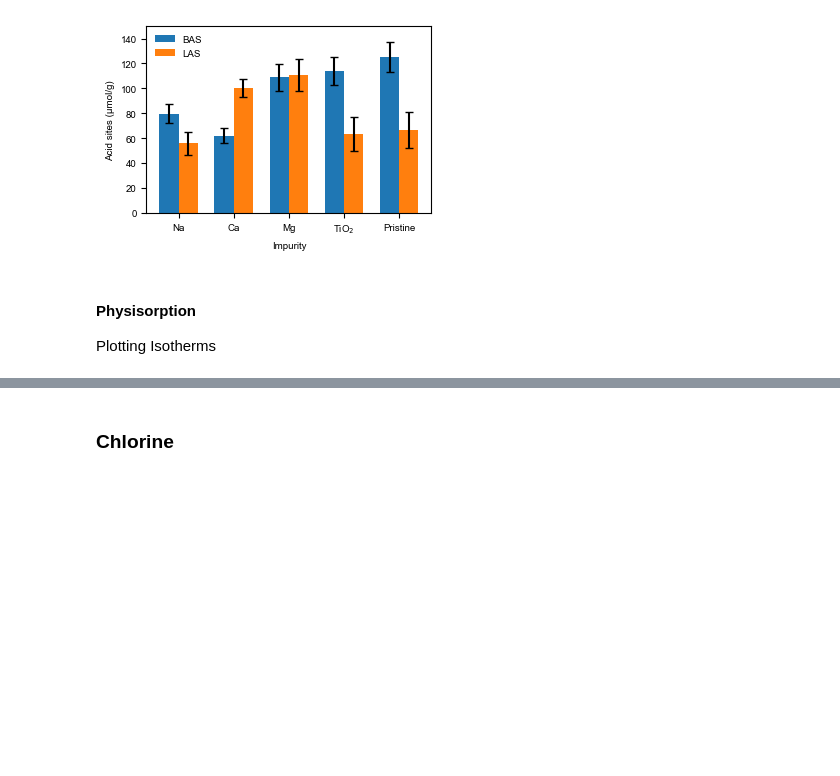
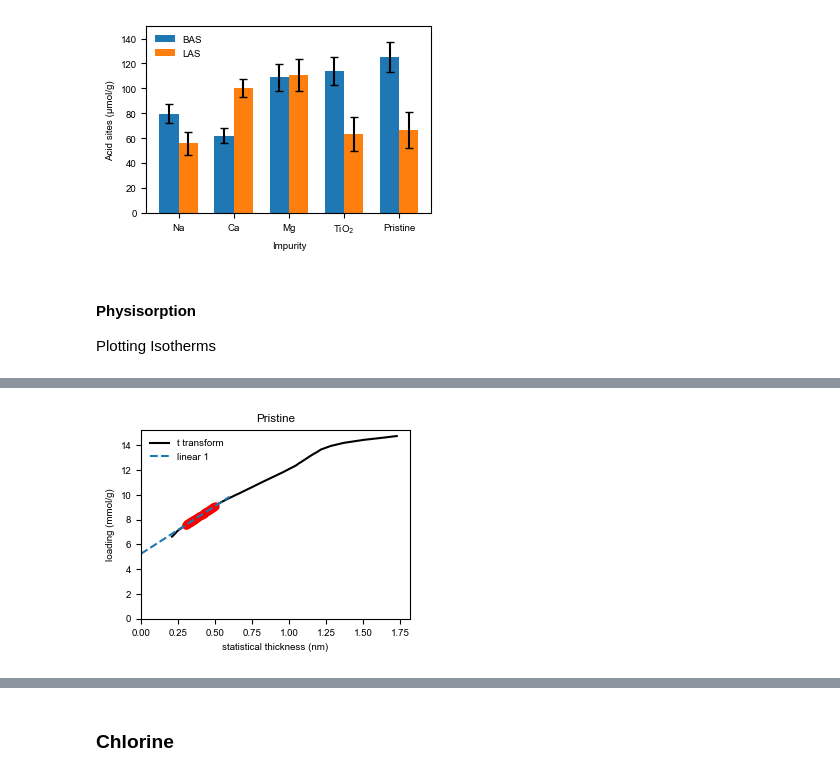
Before and after one commit to MyonicS/Manuscript_Impurities_2025, a Jupyter notebook: Impuritites_notebook.ipynb, the cells around one changed output, grey strips where cells are left out. Drawn from its saved outputs; the diff is of its cells as text; code cells hidden in the pictures; blank space fills up the shorter version.

Commit message:
added physisorption

```diff
--- a/Impuritites_notebook.ipynb
+++ b/Impuritites_notebook.ipynb
@@ -789,0 +795,7 @@ plt.show()
+# %%
+#processing BET
+for i in range(len(isotherms)):
+    result_BET = pgc.area_BET(isotherms[i],verbose=False ) # to show additional paremeters set verbose to True and uncomment plt.show()
+    # plt.show()
+    #writing to databse:
+    dbq.write_db(labels[i],'S.A.(BET)',np.round(result_BET['area'],0),db_path='Results/physisorption_outputs.csv')
@@ -789,0 +804,12 @@ plt.show()
+# %%
+def determine_porevolume(isotherm,p_set = 0.99):
+    isotherm.convert_loading(unit_to='mol')
+    pore_volume = isotherm.data(branch='ads')\
+    .iloc[isotherm.data(branch='ads')['pressure'].sub(p_set).abs().idxmin()]['loading']\
+        /isotherm.adsorbate.liquid_density(isotherm.temperature)\
+        *isotherm.adsorbate.molar_mass()
+    return pore_volume
+
+for i in range(len(isotherms)):
+    pore_volume = determine_porevolume(isotherms[i])
+    dbq.write_db(labels[i],'Pore_volume_cm3',pore_volume,db_path='Results/physisorption_outputs.csv')
@@ -789,0 +818,62 @@ plt.show()
+# %%
+def aerosil_MCM(pressure: float) -> float:
+    """
+    Hybrid curve using aerosil data at low pressure and MCM data at higher pressure
+    Taken from: https://doi.org/10.1021/la5026679, based on
+    https://doi.org/10.1016/j.micromeso.2010.10.006 and https://doi.org/10.1021/la0105477
+
+
+    Applicable for nitrogen at 77K, used for mesoporous zeolites.
+    Be aware that this method still needs an additional empirical correction to get a more accurate micro/mosopore volume.
+
+    Parameters
+    ----------
+    pressure : float
+        Relative pressure.
+
+    Returns
+    -------
+    float
+        Thickness of layer in nm.
+    """
+    pm = {
+        "A1": 0.1887299, "A2": 481.3 * -1, "A3": 0.182099, "A4": -1 * 23.78,
+        "B1": 0.5675647, "B2": 0.199735, "B3": 0.4116168, "B4": 2.00834,
+        "C1": 0.1423566, "C2": 0.1078, "C3": 0.4888,
+        "D1": 0.08309076, "D2": 0.02995, "D3": 0.369,
+        "E1": 1.268066, "E2": 1.931, "E3": 0.76934, "E4": 51.09,
+    }
+
+    def calc_t(p, pm):
+        if p < 0.03:
+            t = pm['A1'] * (1 - np.exp(pm['A2'] * p)) + pm["A3"] * (1 - np.exp(pm['A4'] * p))
+        elif p >= 0.03 and p < 0.25:
+            t = pm['B1'] * p**pm['B2'] + pm['B3'] * p**pm['B4']
+        elif p >= 0.25 and p < 0.6:
+            t = (pm["C1"] / (pm['C2'] - np.log10(p)))**pm['C3']
+        elif p >= 0.6 and p < 0.9:
+            t = (pm["D1"] / (pm['D2'] - np.log10(p)))**pm['D3']
+        else:
+            t = pm['E1'] * p**pm['E2'] + pm['E3'] * p**pm['E4']
+        return t
+    calc_t_v = np.vectorize(calc_t)
+    thickness_array = calc_t_v(pressure, pm)
+    return thickness_array
+
+
+show_t_plots = True #set True to show t-plot fit
+
+for i in range(len(isotherms)):
+    results_tplot = pgc.t_plot(isotherms[i],t_limits=[0.3,0.5], thickness_model=aerosil_MCM, verbose= show_t_plots)
+    if show_t_plots:
+        plt.title(labels[i])
+        plt.xlabel('statistical thickness (nm)')
+        plt.ylabel('loading (mmol/g)')
+        plt.show()
+
+    micropore_volume = results_tplot['results'][0]['adsorbed_volume']
+    mesopore_volume = dbq.read_db(labels[i],'Pore_volume_cm3',db_path='Results/physisorption_outputs.csv') - micropore_volume
+
+    dbq.write_db(labels[i],'t_plot_mesopore_volume_cm3',mesopore_volume,db_path='Results/physisorption_outputs.csv')
+    dbq.write_db(labels[i],'t_plot_micropore_volume_cm3',micropore_volume,db_path='Results/physisorption_outputs.csv')
+# %% [output]
@@ -789,0 +883 @@ plt.show()
+[figure, added]
```
Also changed, not shown: parts of 9 cells of this notebook, 1 other file.
